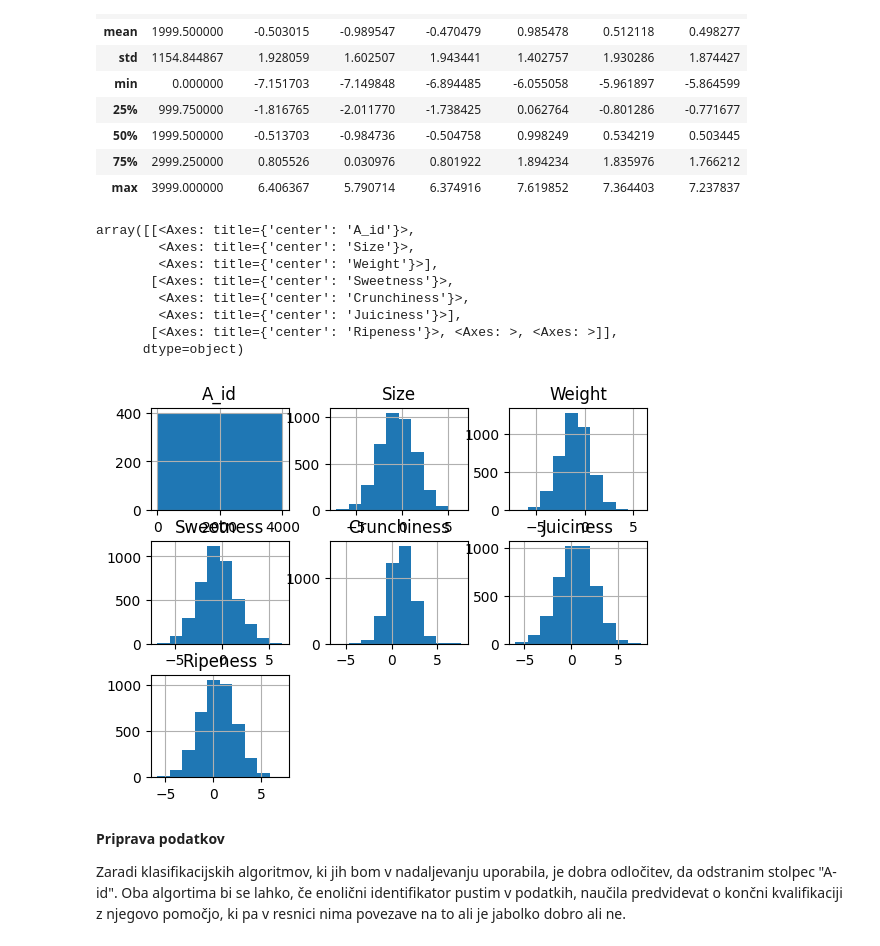
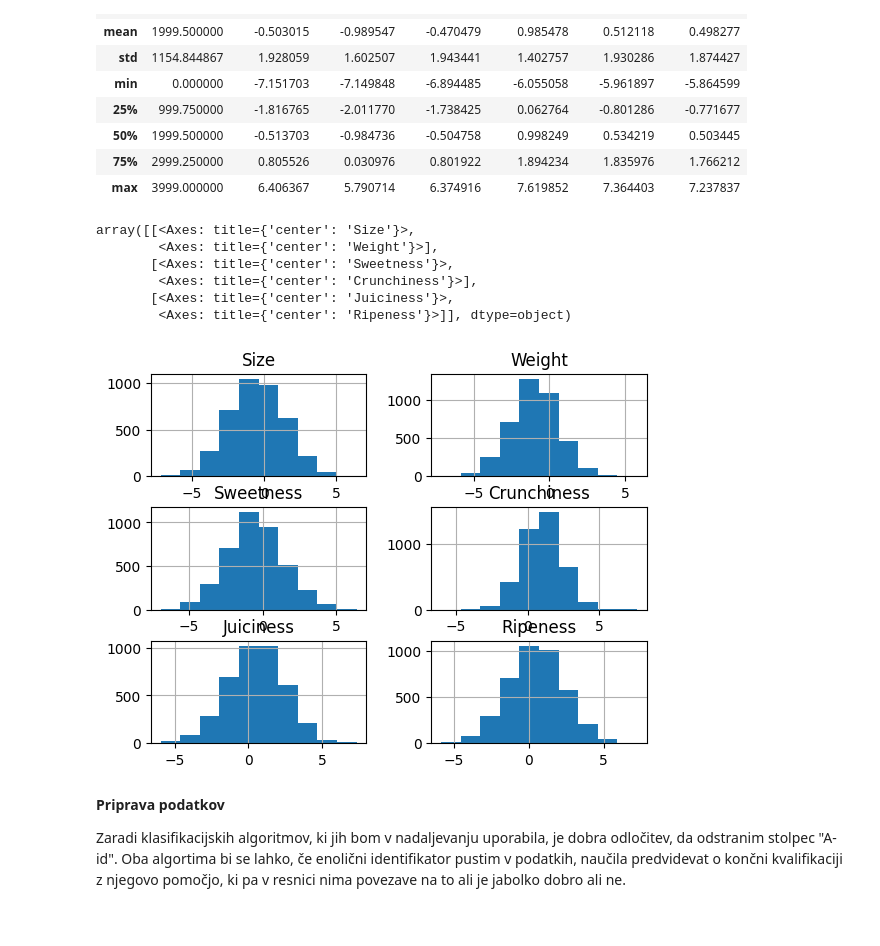
Before and after one commit to m2rij2/KKJ, a Jupyter notebook: klasifikacija-kakovosti-jabolk.ipynb, the cells around one changed output. Saved outputs shown, nothing was run; the diff lists cells and outputs as text; code cells hidden in the pictures.

```diff
--- a/klasifikacija-kakovosti-jabolk.ipynb
+++ b/klasifikacija-kakovosti-jabolk.ipynb
@@ -66,17 +66,15 @@ raw_data.describe()
 | 75% | 2999.250000 | 0.805526 | 0.030976 | 0.801922 | 1.894234 | 1.835976 | 1.766212 |
 | max | 3999.000000 | 6.406367 | 5.790714 | 6.374916 | 7.619852 | 7.364403 | 7.237837 |
 # %%
-raw_data.hist()
+raw_data.drop(columns=["A_id"]).hist()
 # %% [output]
-array([[<Axes: title={'center': 'A_id'}>,
-        <Axes: title={'center': 'Size'}>,
+array([[<Axes: title={'center': 'Size'}>,
         <Axes: title={'center': 'Weight'}>],
        [<Axes: title={'center': 'Sweetness'}>,
-        <Axes: title={'center': 'Crunchiness'}>,
-        <Axes: title={'center': 'Juiciness'}>],
-       [<Axes: title={'center': 'Ripeness'}>, <Axes: >, <Axes: >]],
-      dtype=object)
+        <Axes: title={'center': 'Crunchiness'}>],
+       [<Axes: title={'center': 'Juiciness'}>,
+        <Axes: title={'center': 'Ripeness'}>]], dtype=object)
-[figure, old version]
+[figure, new version]
 # %% [markdown]
 **Priprava podatkov**
 
```
Also changed, not shown: parts of 12 cells of this notebook.
